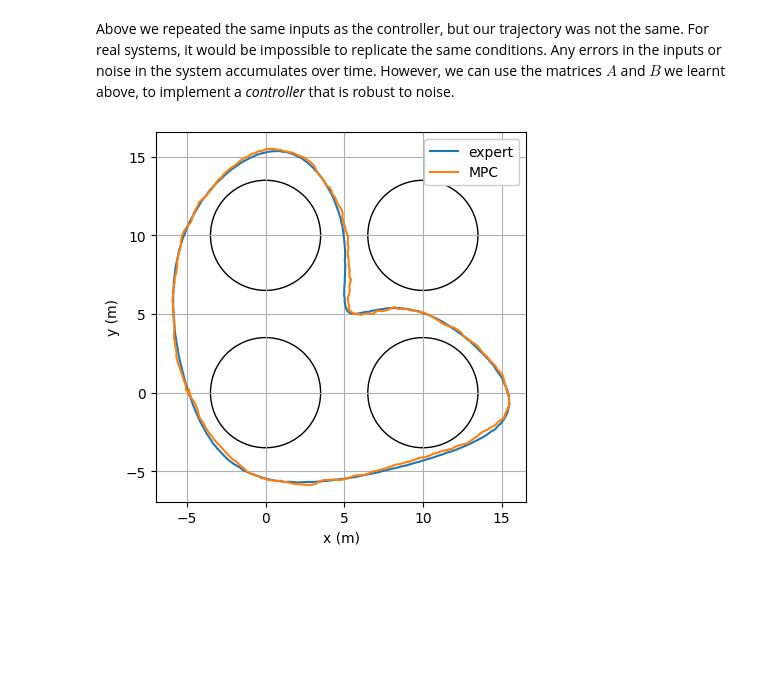
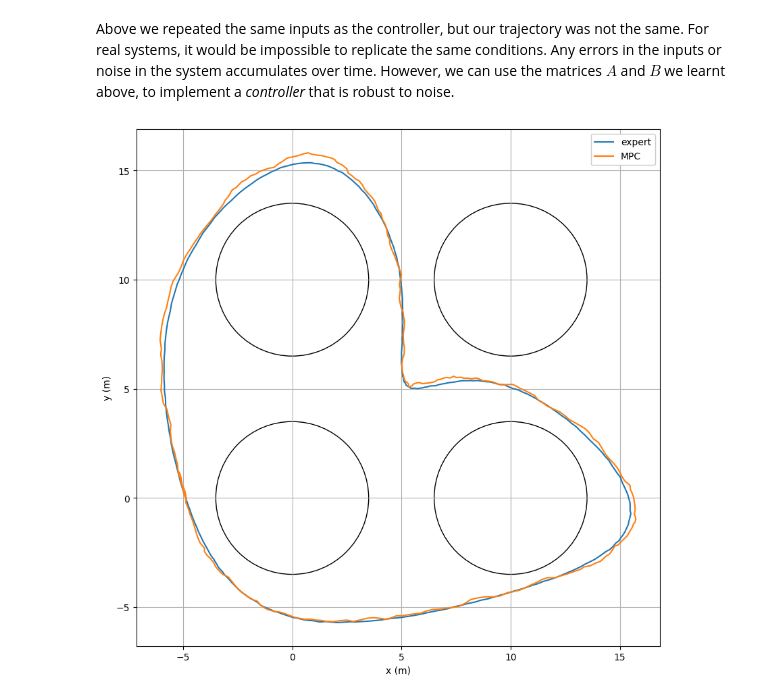
Before and after one commit to Damowerko/ese200, a Jupyter notebook: notebooks/linear_systems.ipynb, the cells around one changed output. Saved outputs shown, nothing was run; the diff lists cells and outputs as text; code cells hidden in the pictures; blank space fills up the shorter version.

Commit message:
better figures

```diff
--- a/notebooks/linear_systems.ipynb
+++ b/notebooks/linear_systems.ipynb
@@ -183,35 +183,35 @@ def mpc_controller(
 # %%
 from tqdm import trange
 # simulate the trajectory
 
 t = np.arange(0, config.duration, config.time_step)
 x_mpc = np.zeros((len(t), A.shape[0]))
 # use the same starting point as the expert
 x_mpc[0] = x_expert[0]
 
 for i in trange(len(t) - 1):
     x_ref, u_ref = calculate_reference(x_mpc[i], x_expert, u_expert, horizon=8)
     u = mpc_controller(x_mpc[i], A, B, x_ref, u_ref)
     x_mpc[i + 1] = simulator.step(x_mpc[i], u)
 
-plt.figure()
+plt.figure(figsize=(10, 10))
 plot_obstacles(plt.gca())
 plt.grid(True)
 plt.xlabel("x (m)")
 plt.ylabel("y (m)")
 plt.plot(
     x_expert[:, 0], x_expert[:, 1], "-", label="expert"
 )
 plt.plot(
     x_mpc[:, 0],
     x_mpc[:, 1],
     "-",
     label="MPC",
 )
 plt.legend(loc="upper right", framealpha=1.0)
 plt.show()
 # %% [output]
-[figure, old version]
+[figure, new version]
 # %%
 from matplotlib.animation import FuncAnimation
 from IPython.display import HTML
```
Also changed, not shown: parts of 2 cells of this notebook.
